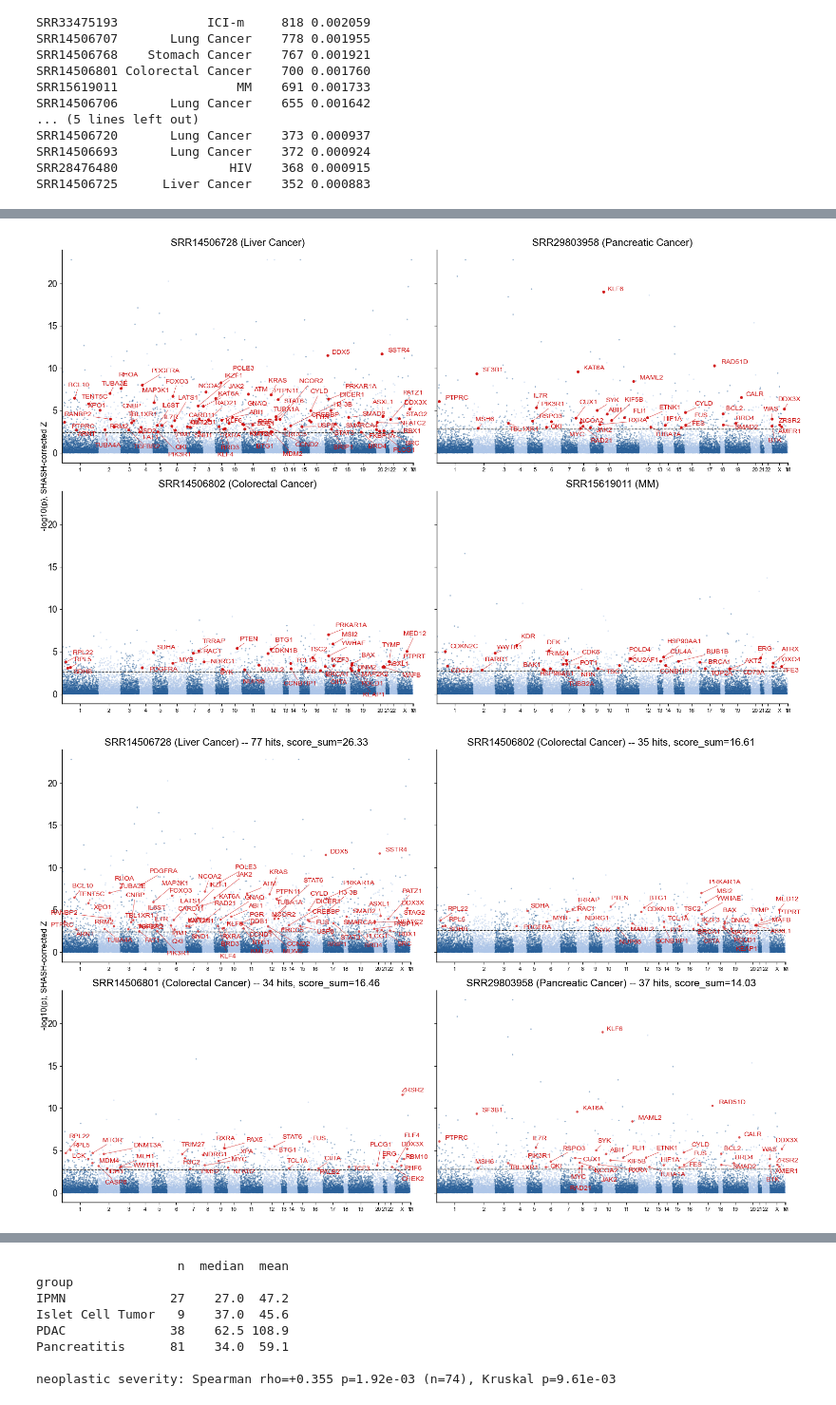
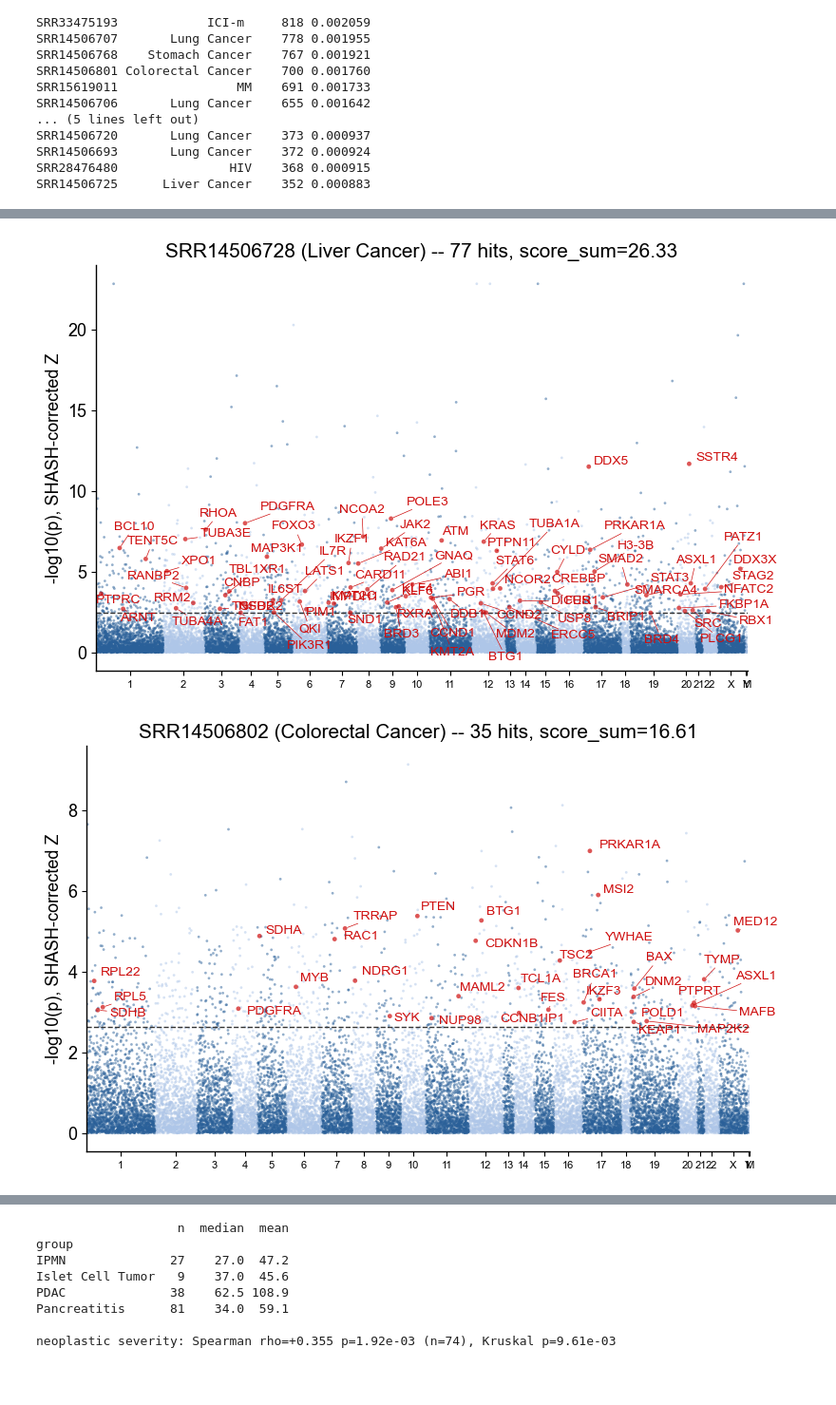
Before and after one commit to jmj3078/cfRNA_NormativeModeling, a Jupyter notebook: MixedEffectsModeling/4_disease_scoring.ipynb, the cells around one changed output, grey strips where cells are left out. Shown at 95% size. Cells and saved outputs as stored; diff of their text form; code cells hidden in the pictures; blank space fills up the shorter version.

```diff
--- a/MixedEffectsModeling/4_disease_scoring.ipynb
+++ b/MixedEffectsModeling/4_disease_scoring.ipynb
@@ -367,90 +367,47 @@ Tuberculosis              103        485          36.504854       0.002082
 | 29 | SRR14506693 | Lung Cancer | True | 502 | 12 | ATF1;CDKN2C;CLIP1;ERCC6;MAP2K4;MI... | 372 | ... |
 | 502 | SRR29803841 | Pancreatic Cancer | True | 500 | 14 | ABI1;CBFB;CDK12;DOK2;DROSHA;KDM5C... | 246 | ... |
 | 109 | SRR14506796 | Colorectal Cancer | True | 501 | 11 | ATF1;ATP1A1;CIITA;CTNNB1;FES;H3-3... | 181 | ... |
-# %%
-# alternating chromosome colors, index-aligned to gene_names order (= Z_shash columns)
-from adjustText import adjust_text
-
-chrom_color = np.where(chrom_of.map(chrom_rank).astype(float).reindex(gene_names).fillna(0).values % 2 == 0, '#2a6099', '#aec6e8')
-
-name2row = {n: i for i, n in enumerate(names_dis)}
-
-top4 = marker_df[marker_df['ood_keep'] & (marker_df['n_markers_tested'] > 0)].sort_values(
-    'frac_markers_sig', ascending=False).iloc[[0, 1, 2, 4]]
-
-fig, axes = plt.subplots(2, 2, figsize=(16, 10), sharey=True)
-axes = axes.flatten()
-for ax, (_, row) in zip(axes, top4.iterrows()):
-    i = name2row[row['sample']]
-    z = Z_shash[i]
-    p = 2 * norm.sf(np.abs(np.nan_to_num(z)))
-    p[~np.isfinite(z)] = np.nan
-    neglog10p = -np.log10(np.clip(p, 1e-300, 1))
-
-    markers = pheno_markers.get(row['phenotype'], set())
-    marker_cols = sorted({j for sym in markers for j in sym2cols.get(sym, [])})
-    p_thr = p_thr_of.get(row['sample'], np.nan)
-    is_marker = np.zeros(len(gene_names), dtype=bool)
-    is_marker[marker_cols] = True
-    is_hit = is_marker & np.isfinite(p_thr) & (p <= p_thr)
-
-    ax.scatter(x_pos[~is_hit], neglog10p[~is_hit], c=chrom_color[~is_hit], s=4, alpha=0.5, edgecolors='none')
-    ax.scatter(x_pos[is_hit], neglog10p[is_hit], c="#cf0f0f", s=18, alpha=0.95, edgecolors='none', zorder=3)
-    texts = [ax.text(x_pos[j], neglog10p[j], sym_of.iloc[j], color='#cf0f0f')
-             for j in np.where(is_hit)[0]]
-    if texts:
-        adjust_text(texts, ax=ax, arrowprops=dict(arrowstyle='-', color='#cf0f0f', lw=0.5))
-    if np.isfinite(p_thr):
-        ax.axhline(-np.log10(p_thr), color='#333333', ls='--', lw=1)
-    ax.set_xticks(tick_x)
-    ax.set_xticklabels(tick_lab, fontsize=FS_ANNOT_SM)
-    ax.set_title(f"{row['sample']} ({row['phenotype']})")
-    ax.set_xlim(0, len(gene_names))
-fig.supylabel('-log10(p), SHASH-corrected Z')
-plt.tight_layout()
-fig.savefig(FIGDIR / 'manhattan_marker_top4.png', bbox_inches='tight')
-# %% [output]
-[figure, removed]
 # %%
-# rank samples by summed OT association score of their significant marker hits, not raw hit count --
-# a sample with 10 hits on top-ranked disease genes should outrank one with 100 hits on tail-ranked genes
+import re
+
 N_CURATED = 4
 curated = marker_df[marker_df['ood_keep'] & (marker_df['n_markers_tested'] > 0)].sort_values(
     'marker_score_sum', ascending=False).head(N_CURATED)
 
-fig, axes = plt.subplots(2, 2, figsize=(16, 10), sharey=True)
-axes = axes.flatten()
-for ax, (_, row) in zip(axes, curated.iterrows()):
+for _, row in curated.iterrows():
+    fig, ax = plt.subplots(figsize=(8, 5))
     i = name2row[row['sample']]
     z = Z_shash[i]
     p = 2 * norm.sf(np.abs(np.nan_to_num(z)))
     p[~np.isfinite(z)] = np.nan
     neglog10p = -np.log10(np.clip(p, 1e-300, 1))
 
     markers = pheno_markers.get(row['phenotype'], set())
     marker_cols = sorted({j for sym in markers for j in sym2cols.get(sym, [])})
     p_thr = p_thr_of.get(row['sample'], np.nan)
     is_marker = np.zeros(len(gene_names), dtype=bool)
     is_marker[marker_cols] = True
     is_hit = is_marker & np.isfinite(p_thr) & (p <= p_thr)
 
     scores = pheno_scores.get(row['phenotype'], {})
     hit_cols = np.where(is_hit)[0]
     label_cols = sorted(hit_cols, key=lambda j: -scores.get(sym_of.iloc[j], 0))
 
     ax.scatter(x_pos[~is_hit], neglog10p[~is_hit], c=chrom_color[~is_hit], s=4, alpha=0.5, edgecolors='none')
     ax.scatter(x_pos[is_hit], neglog10p[is_hit], c="#cf0f0f", s=12, alpha=0.7, edgecolors='none', zorder=3)
     texts = [ax.text(x_pos[j], neglog10p[j], sym_of.iloc[j], color='#cf0f0f') for j in label_cols]
     if texts:
         adjust_text(texts, ax=ax, arrowprops=dict(arrowstyle='-', color='#cf0f0f', lw=0.5))
     if np.isfinite(p_thr):
         ax.axhline(-np.log10(p_thr), color='#333333', ls='--', lw=1)
     ax.set_xticks(tick_x)
     ax.set_xticklabels(tick_lab, fontsize=FS_ANNOT_SM)
+    ax.set_ylabel('-log10(p), SHASH-corrected Z')
     ax.set_title(f"{row['sample']} ({row['phenotype']}) -- {len(hit_cols)} hits, score_sum={row['marker_score_sum']:.2f}")
     ax.set_xlim(0, len(gene_names))
-fig.supylabel('-log10(p), SHASH-corrected Z')
-plt.tight_layout()
-fig.savefig(FIGDIR / 'manhattan_marker_curated.png', bbox_inches='tight')
+    fig.tight_layout()
+    safe = re.sub(r'[^A-Za-z0-9._-]', '_', str(row['sample']))
+    fig.savefig(FIGDIR / f'manhattan_marker_{safe}.png', bbox_inches='tight')
 # %% [output]
-[figure, old version]
+[figure, new version]
+[figure, added]
```
Also changed, not shown: parts of 2 cells of this notebook, 5 other files.
